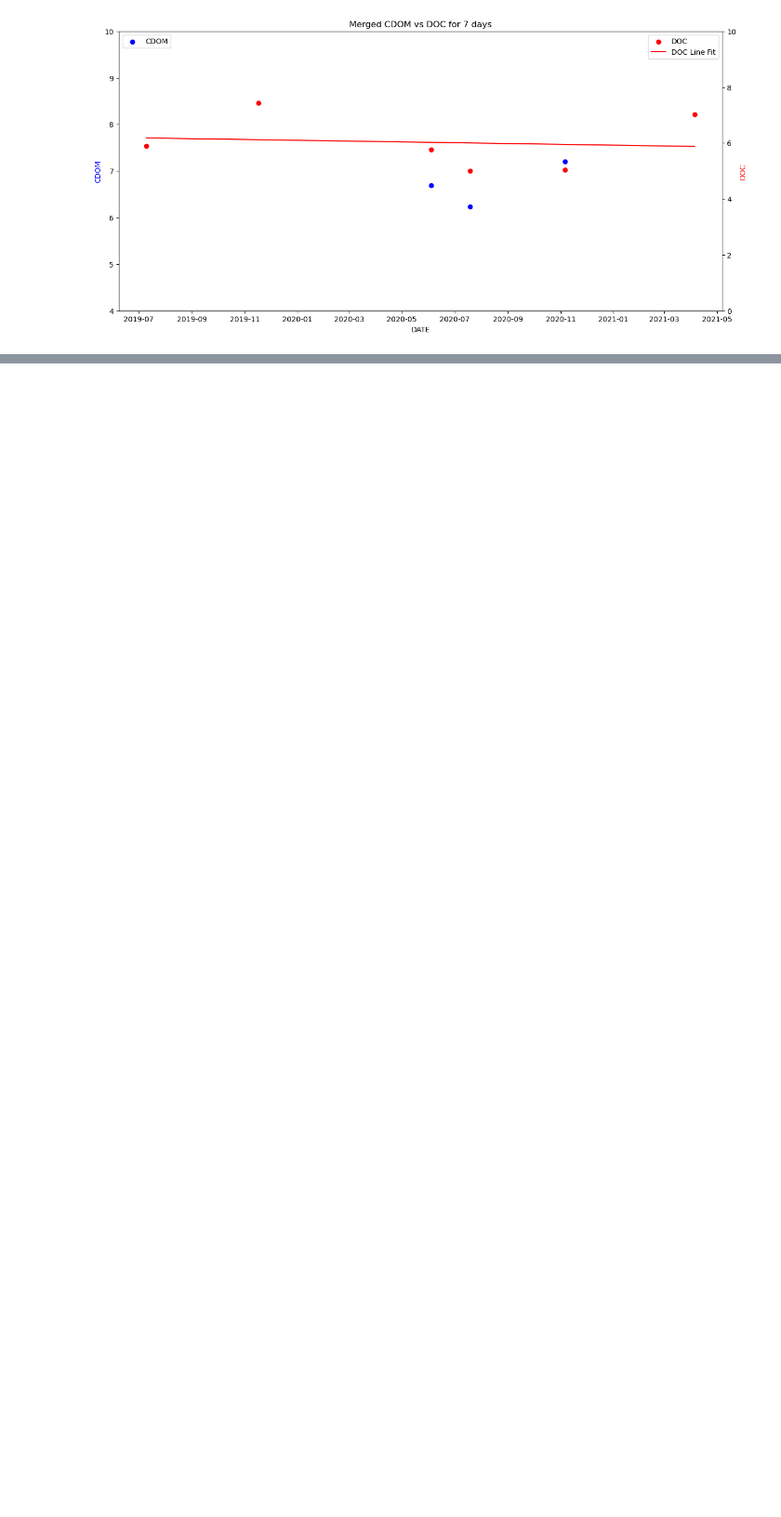
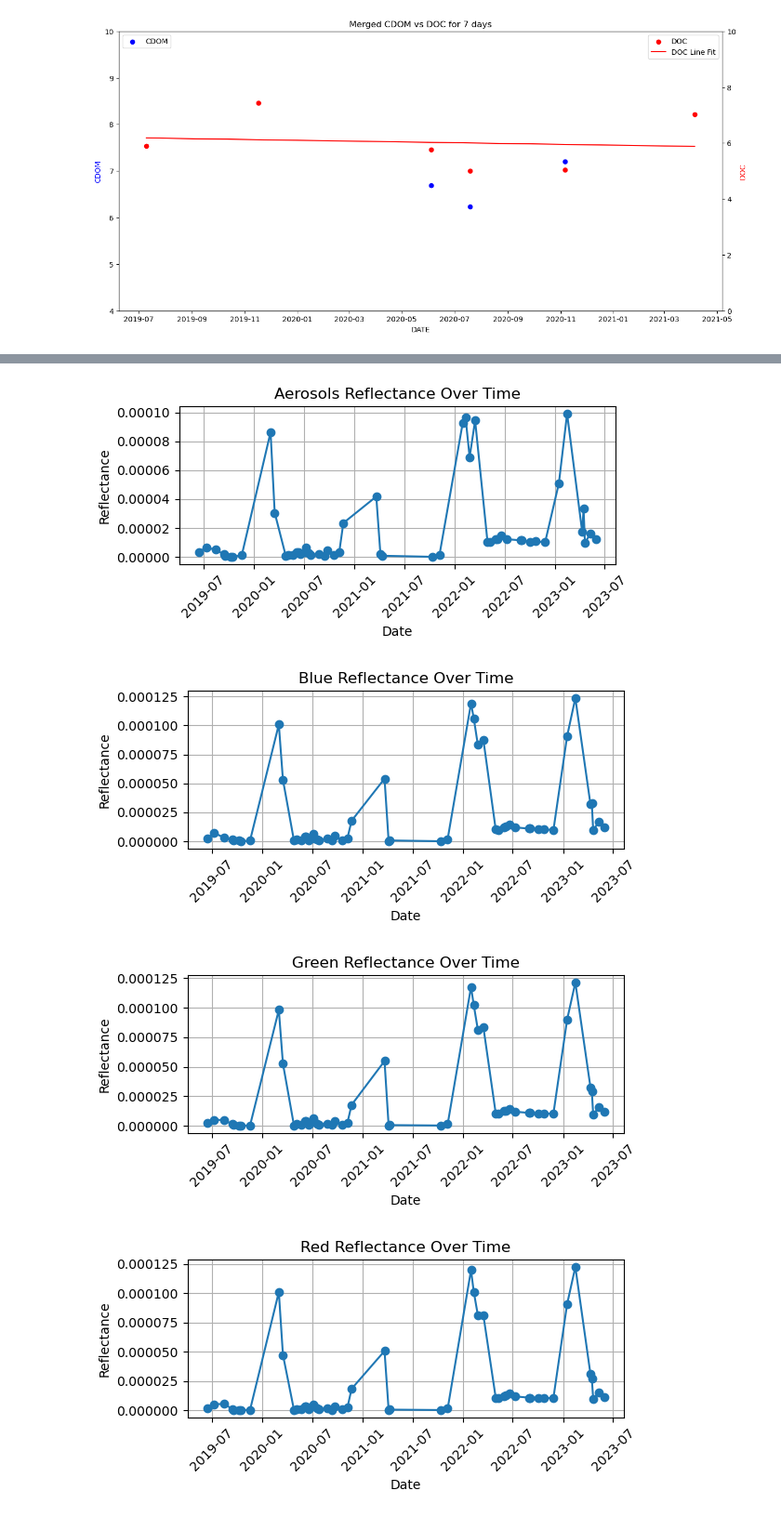
Before and after one commit to Touheda812/Research-Water-Quality-, a Jupyter notebook: BIG_MOOSE_LAKE_CDOM_DOC_SENTINEL2.ipynb, the cells around one changed output, grey strips where cells are left out. Shown at 93% size. Drawn from its saved outputs; the diff is of its cells as text; code cells hidden in the pictures; blank space fills up the shorter version.

```diff
--- a/BIG_MOOSE_LAKE_CDOM_DOC_SENTINEL2.ipynb
+++ b/BIG_MOOSE_LAKE_CDOM_DOC_SENTINEL2.ipynb
@@ -987,0 +988,29 @@ for band in bands:
+# %%
+import pandas as pd
+import matplotlib.pyplot as plt
+
+# Assuming you have the df_data DataFrame
+
+# Divide reflectance values by 10000 to convert from DN to reflectance
+df_data['Reflectance'] /= 10000
+
+# Get a list of unique bands from the DataFrame
+bands = df_data['Band'].unique()
+
+# Loop through each band and create a separate plot for each
+for band in bands:
+    df_band = df_data[df_data['Band'] == band]
+    plt.figure(figsize=(6, 3))  # Adjust the figsize to make the plot smaller
+    plt.plot(df_band['Date'], df_band['Reflectance'], marker='o')  # Add marker 'o'
+    plt.xlabel('Date')
+    plt.ylabel('Reflectance')
+    plt.title(f'{band} Reflectance Over Time')
+    plt.grid(True)
+    plt.xticks(rotation=45)
+    plt.tight_layout()
+    plt.show()
+# %% [output]
+[figure, added]
+[figure, added]
+[figure, added]
+[figure, added]
```
Also changed, not shown: parts of 9 cells of this notebook.
